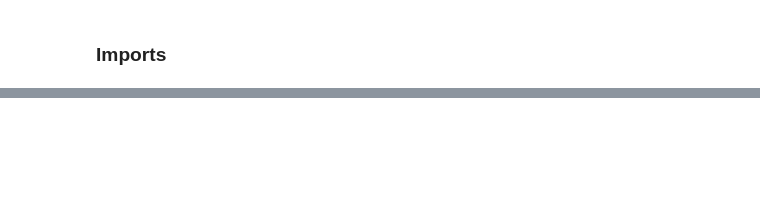
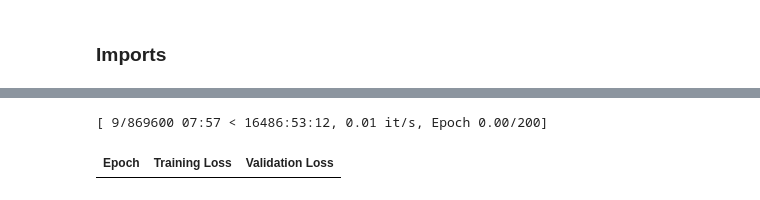
Before and after one commit to yosefahab/Watts_in_the_box, a Jupyter notebook: watts.ipynb, the cells around one changed output, grey strips where cells are left out. Drawn from its saved outputs; the diff is of its cells as text; code cells hidden in the pictures; blank space fills up the shorter version.

```diff
--- a/watts.ipynb
+++ b/watts.ipynb
@@ -386,0 +80,4 @@ can you make bread? Will. Where you in the equire of thing, you can a gransfvatt
+# %%
+EPOCHS=2
+BATCH_SIZE=4
+LR=5e-5
@@ -386,0 +90,12 @@ can you make bread? Will. Where you in the equire of thing, you can a gransfvatt
+# %%
+# model_name = "openai-community/gpt2"
+model_name = "distilbert/distilgpt2"
+
+tokenizer = AutoTokenizer.from_pretrained(model_name)
+model = AutoModelForCausalLM.from_pretrained(model_name)
+# %%
+if tokenizer.pad_token is None:
+    tokenizer.pad_token = tokenizer.eos_token
+    model.resize_token_embeddings(len(tokenizer))
+# %%
+tokenized_dataset = ds.map(lambda x: tokenize_function(tokenizer, x))
@@ -386,0 +129,32 @@ can you make bread? Will. Where you in the equire of thing, you can a gransfvatt
+# %%
+training_args = TrainingArguments(
+    per_device_train_batch_size=BATCH_SIZE,
+    per_device_eval_batch_size=BATCH_SIZE,
+    num_train_epochs=EPOCHS,
+    learning_rate=LR,
+    logging_dir='./logs',
+    logging_steps=100,
+    evaluation_strategy='epoch',
+    save_strategy='epoch',
+    save_steps=1000,
+    output_dir='./output',
+    overwrite_output_dir=True,
+    remove_unused_columns=False,
+    load_best_model_at_end=True,
+    metric_for_best_model='loss',
+    greater_is_better=False,
+  )
+trainer = Trainer(
+    model=model,
+    args = training_args,
+    # data_collator=DataCollatorForLanguageModeling(tokenizer=tokenizer, mlm=False),
+    # train_dataset=AuthorDataset(tokenized_dataset[17:]), # incase of scrapped dataset
+    # eval_dataset=AuthorDataset(tokenized_dataset[:17]), # incase of scrapped dataset
+    train_dataset=tokenized_dataset["train"],
+    eval_dataset=tokenized_dataset["validation"],
+    compute_metrics=lambda pred: {'loss': pred.loss}
+)
+trainer.train()
+# %% [output]
+[ 9/869600 07:57 < 16486:53:12, 0.01 it/s, Epoch 0.00/200]
+| Epoch | Training Loss | Validation Loss |
```
Also changed, not shown: parts of 54 cells of this notebook, 1 other file.
